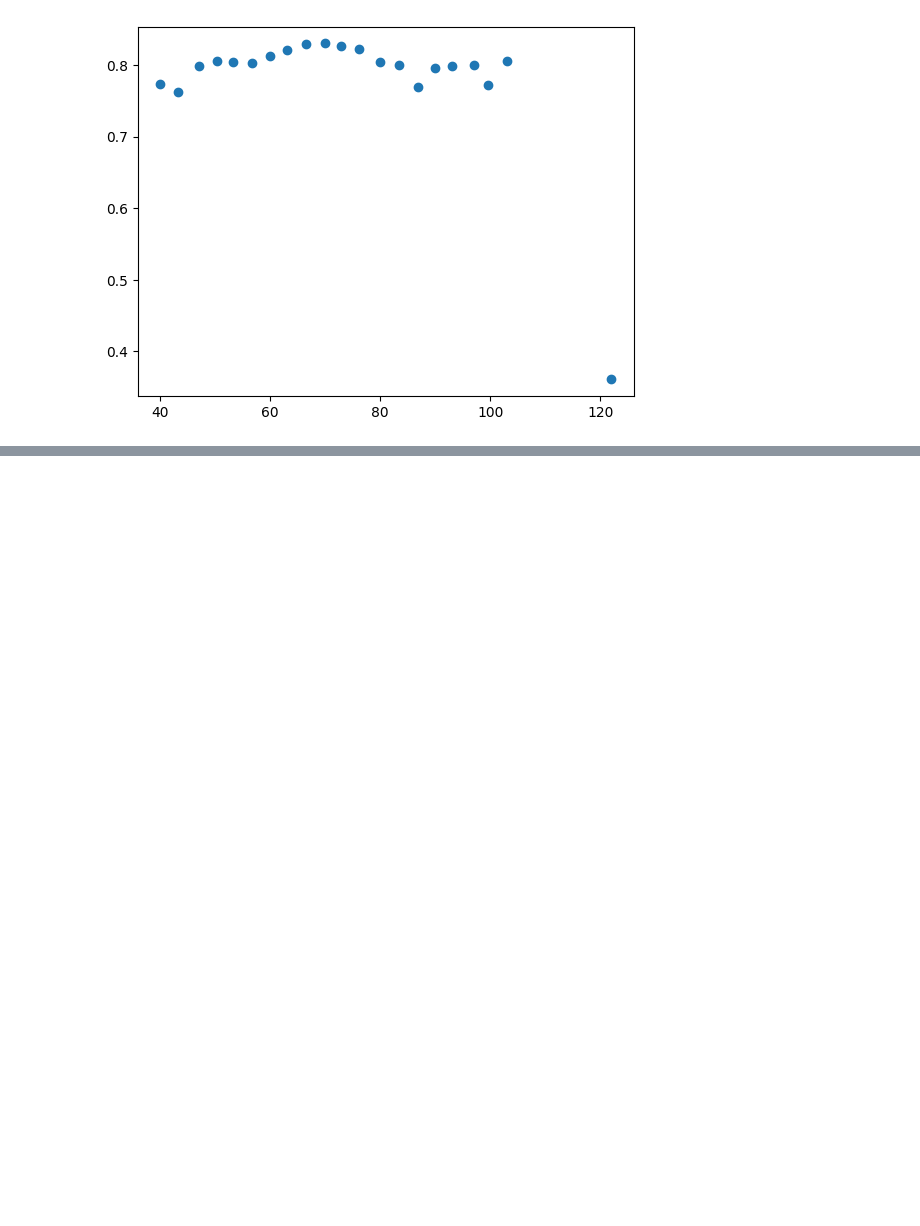
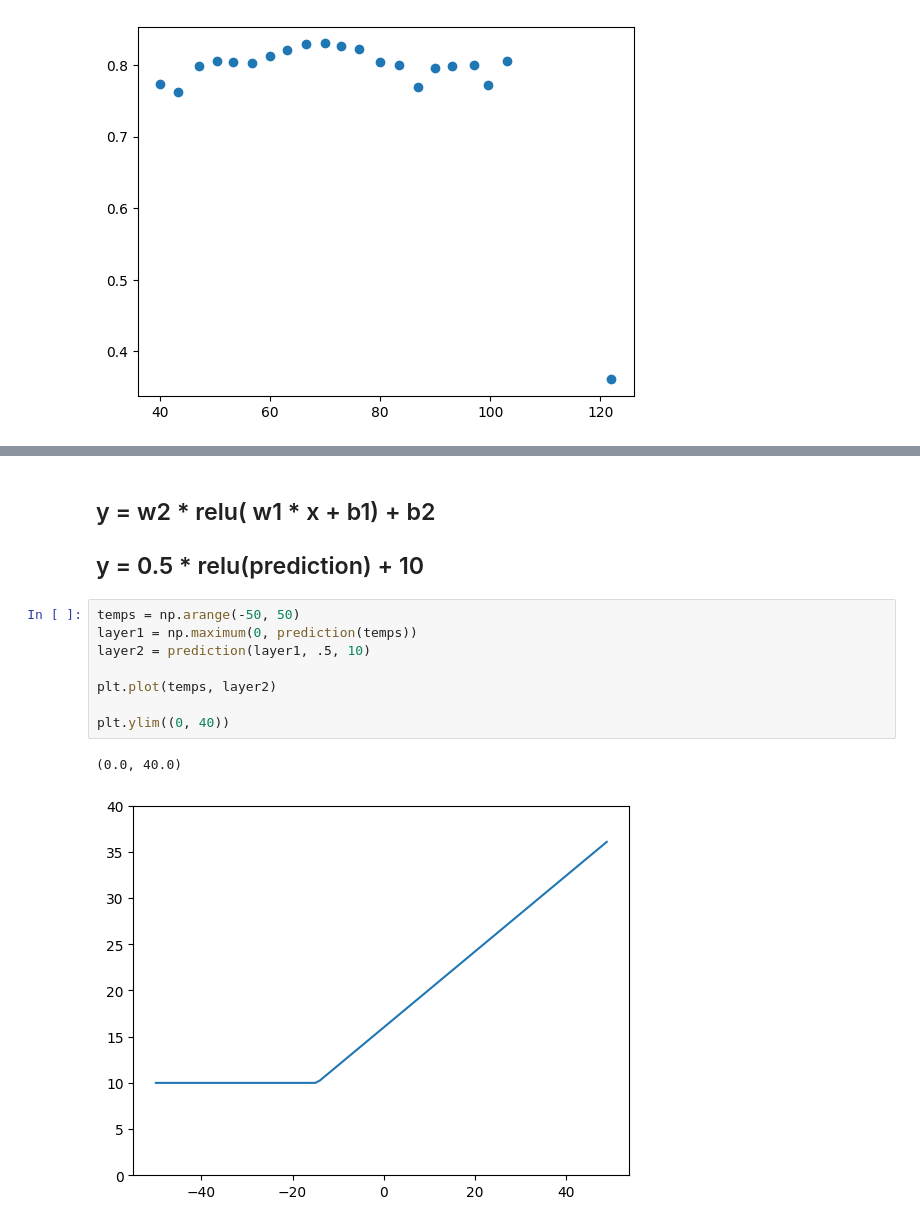
Before and after one commit to mohamadghoroobi/Deep_Learning_Review, a Jupyter notebook: 02_Nueral_Network/main.ipynb, the cells around one changed output, grey strips where cells are left out. Drawn from its saved outputs; the diff is of its cells as text; blank space fills up the shorter version.

```diff
--- a/02_Nueral_Network/main.ipynb
+++ b/02_Nueral_Network/main.ipynb
@@ -101,0 +113,15 @@ plt.scatter(binned_tmax, binned_ratio)
+# %% [markdown]
+## y = w2 * relu( w1 * x + b1) + b2
+
+## y = 0.5 * relu(prediction) + 10
+# %%
+temps = np.arange(-50, 50)
+layer1 = np.maximum(0, prediction(temps))
+layer2 = prediction(layer1, .5, 10)
+
+plt.plot(temps, layer2)
+
+plt.ylim((0, 40))
+# %% [output]
+(0.0, 40.0)
+[figure, added]
```
Also changed, not shown: parts of 50 cells of this notebook.
